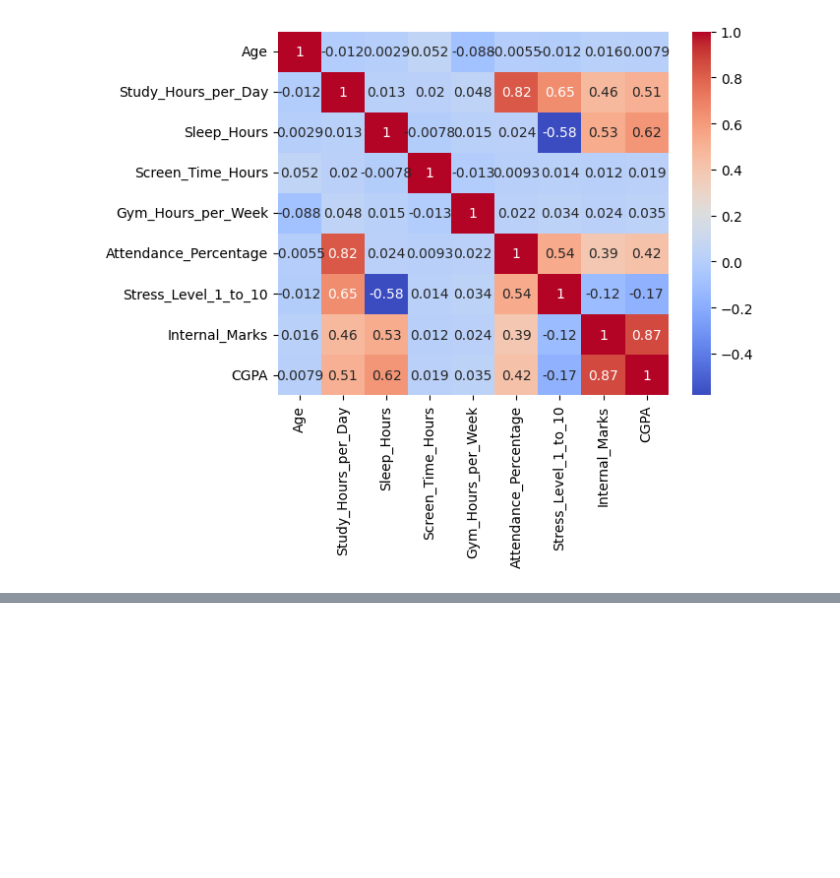
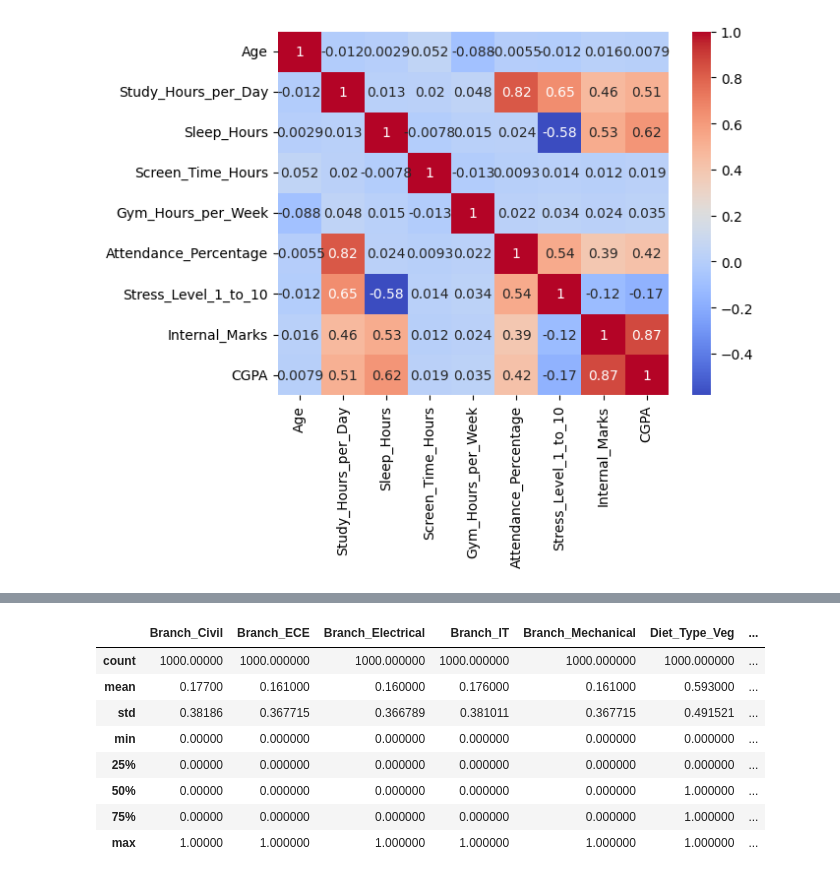
Before and after one commit to KevinUz05/2026A-Project-IA, a Jupyter notebook: linear_regression.ipynb, the cells around one changed output, grey strips where cells are left out. Cells and saved outputs as stored; diff of their text form; code cells hidden in the pictures; blank space fills up the shorter version.

```diff
--- a/linear_regression.ipynb
+++ b/linear_regression.ipynb
@@ -78,0 +140,12 @@ Name: count, dtype: int64
+# %%
+df_encoded.describe()
+# %% [output]
+|  | Branch_Civil | Branch_ECE | Branch_Electrical | Branch_IT | Branch_Mechanical | Diet_Type_Veg | ... |
+| count | 1000.00000 | 1000.000000 | 1000.000000 | 1000.000000 | 1000.000000 | 1000.000000 | ... |
+| mean | 0.17700 | 0.161000 | 0.160000 | 0.176000 | 0.161000 | 0.593000 | ... |
+| std | 0.38186 | 0.367715 | 0.366789 | 0.381011 | 0.367715 | 0.491521 | ... |
+| min | 0.00000 | 0.000000 | 0.000000 | 0.000000 | 0.000000 | 0.000000 | ... |
+| 25% | 0.00000 | 0.000000 | 0.000000 | 0.000000 | 0.000000 | 0.000000 | ... |
+| 50% | 0.00000 | 0.000000 | 0.000000 | 0.000000 | 0.000000 | 1.000000 | ... |
+| 75% | 0.00000 | 0.000000 | 0.000000 | 0.000000 | 0.000000 | 1.000000 | ... |
+| max | 1.00000 | 1.000000 | 1.000000 | 1.000000 | 1.000000 | 1.000000 | ... |
```
Also changed, not shown: parts of 6 cells of this notebook.
